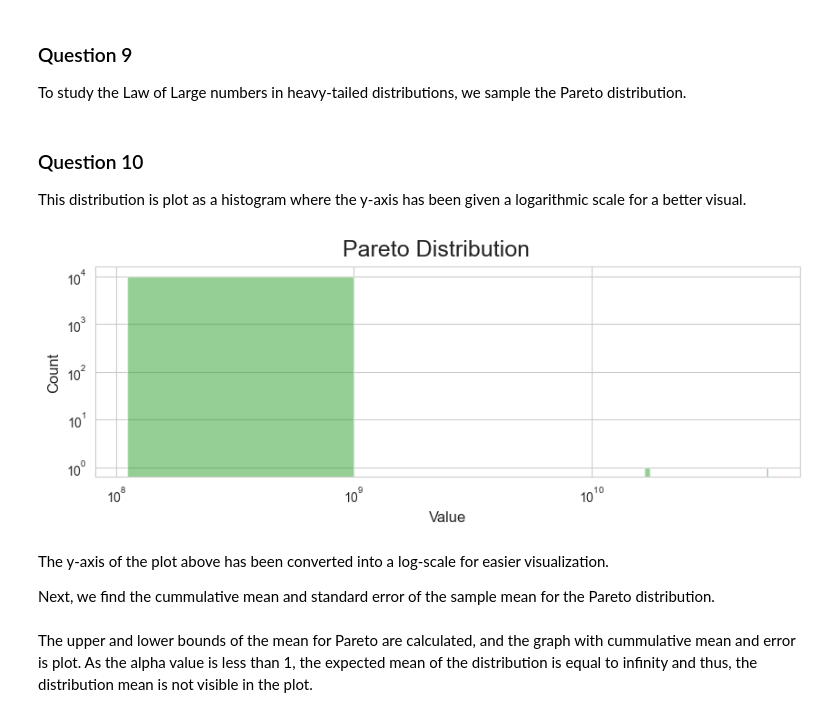
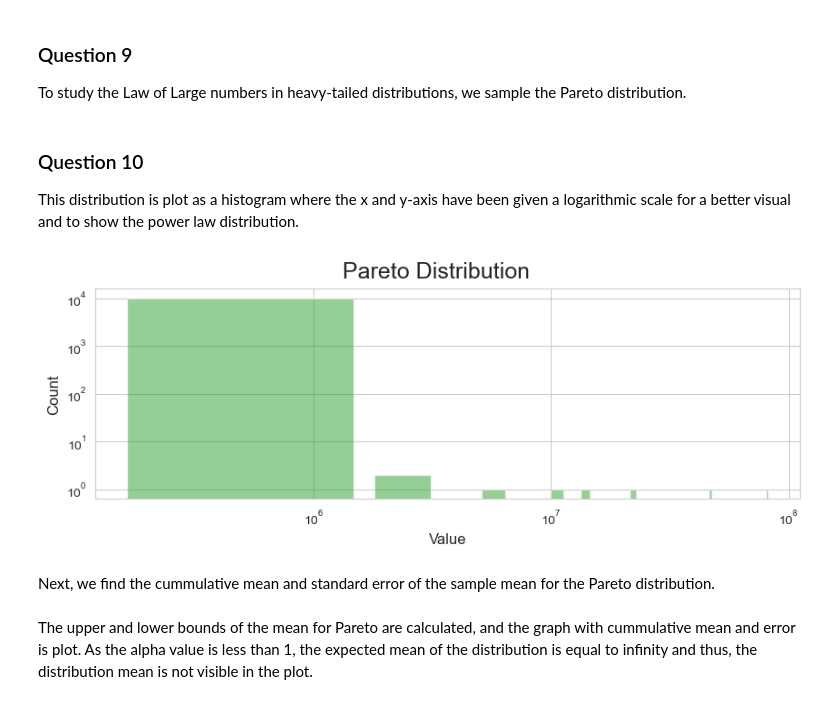
Before and after one commit to vidisha04/02467-CSS, a Jupyter notebook: Assignment.ipynb, the cells around one changed output. Saved outputs shown, nothing was run; the diff lists cells and outputs as text; code cells hidden in the pictures.

```diff
--- a/Assignment.ipynb
+++ b/Assignment.ipynb
@@ -336,7 +335,7 @@ X = mu + sigma*np.random.standard_normal(N)
 
 Next, we plot this distribution of $\textbf{X}$ as a histogram.
 # %%
-def plot_hist(data, num_bins, label, log=False):
+def plot_hist(data, num_bins, label, log=False,log_x=False):
     """
     Function takes the data array, number of bins in histogram, and graph title as arguments.
     """
@@ -497,14 +496,12 @@ P = (np.random.pareto(a, N) + 1) * m
 # %% [markdown]
 ### Question 10
 
-This distribution is plot as a histogram where the y-axis has been given a logarithmic scale for a better visual.
+This distribution is plot as a histogram where the x and y-axis have been given a logarithmic scale for a better visual and to show the power law distribution.
 # %%
-plot_hist(P,50,'Pareto Distribution', log=True)
+plot_hist(P,50,'Pareto Distribution', log=True,log_x=True)
 # %% [output]
-[figure, old version]
+[figure, new version]
 # %% [markdown]
-The y-axis of the plot above has been converted into a log-scale for easier visualization.
-
 Next, we find the cummulative mean and standard error of the sample mean for the Pareto distribution.
 # %%
 P_c_avg = find_cumm_avg(P)
```
Also changed, not shown: parts of 66 cells of this notebook.
